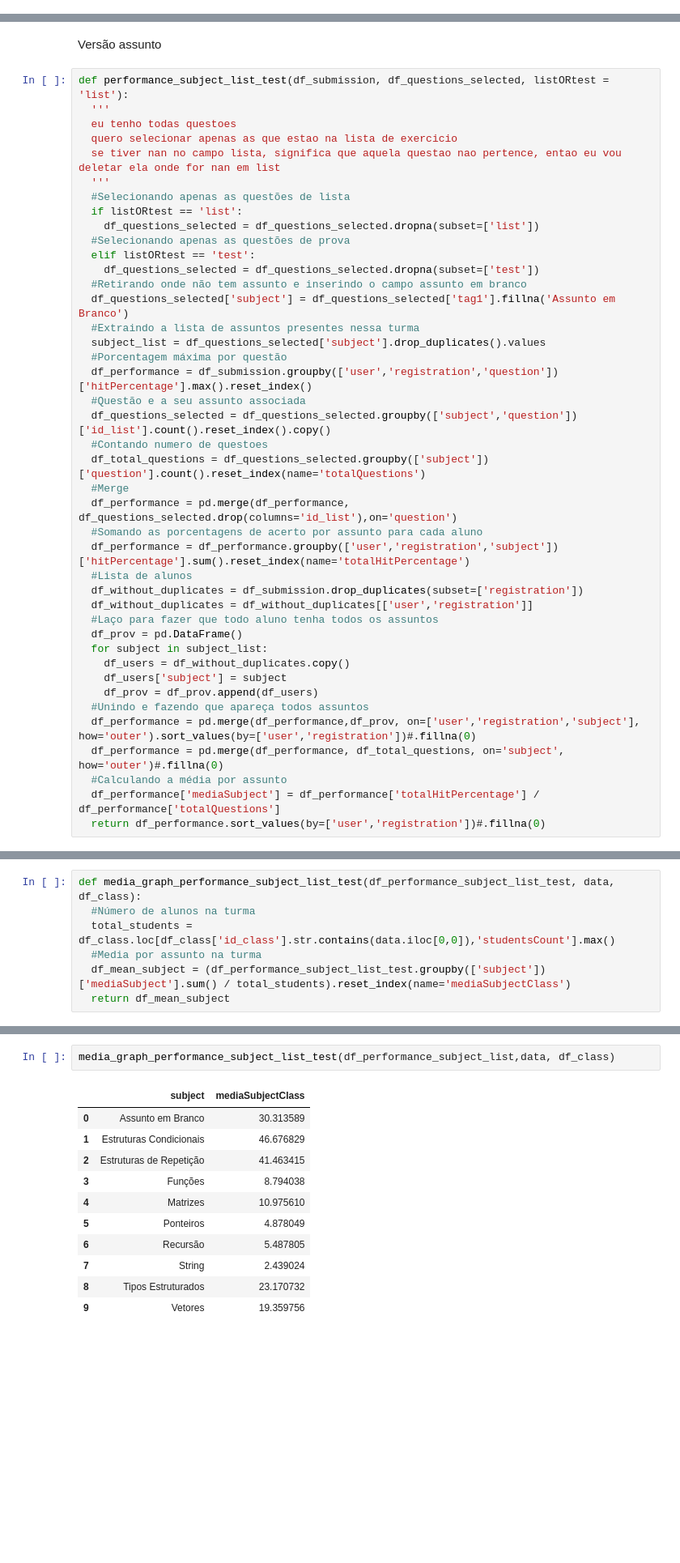
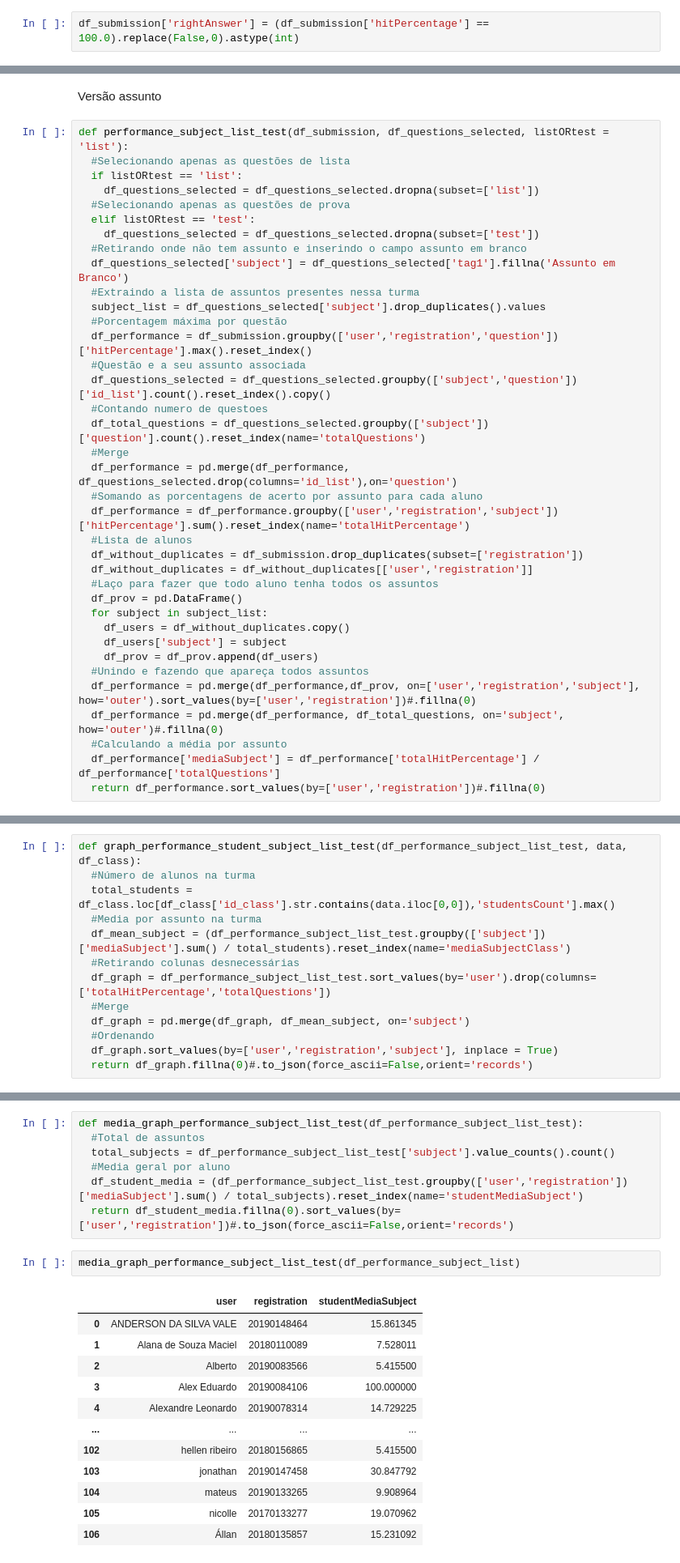
Before and after one commit to vilsonrodrigues/Projeto_Orientacao_Academica_LoP, a Jupyter notebook: Projeto_Orientacao_Academica_LoP.ipynb, the cells around one changed output, grey strips where cells are left out. Shown at 81% size. Saved outputs shown, nothing was run; the diff lists cells and outputs as text; blank space fills up the shorter version.

```diff
--- a/Projeto_Orientacao_Academica_LoP.ipynb
+++ b/Projeto_Orientacao_Academica_LoP.ipynb
@@ -1504,0 +2400,2 @@ px.histogram(df_different_days_lists.loc[df_different_days_lists['list'].str.con
+# %%
+df_submission['rightAnswer'] = (df_submission['hitPercentage'] == 100.0).replace(False,0).astype(int)
@@ -2065,11 +3208,6 @@ media_graph_performance_student_difficulty_list_test(df_performance_difficulty_l
 Versão assunto
 # %%
 def performance_subject_list_test(df_submission, df_questions_selected, listORtest = 'list'):
-  '''
-  eu tenho todas questoes
-  quero selecionar apenas as que estao na lista de exercicio
-  se tiver nan no campo lista, significa que aquela questao nao pertence, entao eu vou deletar ela onde for nan em list
-  '''
   #Selecionando apenas as questões de lista
   if listORtest == 'list':
     df_questions_selected = df_questions_selected.dropna(subset=['list'])
@@ -2182,7 +3292,13 @@ Calcula a média da turma por assunto
 # %%
-def media_graph_performance_subject_list_test(df_performance_subject_list_test, data, df_class):
+def graph_performance_student_subject_list_test(df_performance_subject_list_test, data, df_class):
   #Número de alunos na turma
   total_students = df_class.loc[df_class['id_class'].str.contains(data.iloc[0,0]),'studentsCount'].max()
   #Media por assunto na turma
   df_mean_subject = (df_performance_subject_list_test.groupby(['subject'])['mediaSubject'].sum() / total_students).reset_index(name='mediaSubjectClass')
-  return df_mean_subject
+  #Retirando colunas desnecessárias
+  df_graph = df_performance_subject_list_test.sort_values(by='user').drop(columns=['totalHitPercentage','totalQuestions'])
+  #Merge
+  df_graph = pd.merge(df_graph, df_mean_subject, on='subject')
+  #Ordenando
+  df_graph.sort_values(by=['user','registration','subject'], inplace = True)
+  return df_graph.fillna(0)#.to_json(force_ascii=False,orient='records')
@@ -2189,14 +3314,22 @@ def media_graph_performance_subject_list_test(df_performance_subject_list_test,
+# %%
+def media_graph_performance_subject_list_test(df_performance_subject_list_test):
+  #Total de assuntos
+  total_subjects = df_performance_subject_list_test['subject'].value_counts().count()
+  #Media geral por aluno
+  df_student_media = (df_performance_subject_list_test.groupby(['user','registration'])['mediaSubject'].sum() / total_subjects).reset_index(name='studentMediaSubject')
+  return df_student_media.fillna(0).sort_values(by=['user','registration'])#.to_json(force_ascii=False,orient='records')
 # %%
-media_graph_performance_subject_list_test(df_performance_subject_list,data, df_class)
+media_graph_performance_subject_list_test(df_performance_subject_list)
 # %% [output]
-|  | subject | mediaSubjectClass |
-| 0 | Assunto em Branco | 30.313589 |
-| 1 | Estruturas Condicionais | 46.676829 |
-| 2 | Estruturas de Repetição | 41.463415 |
-| 3 | Funções | 8.794038 |
-| 4 | Matrizes | 10.975610 |
-| 5 | Ponteiros | 4.878049 |
-| 6 | Recursão | 5.487805 |
-| 7 | String | 2.439024 |
-| 8 | Tipos Estruturados | 23.170732 |
-| 9 | Vetores | 19.359756 |
+|  | user | registration | studentMediaSubject |
+| 0 | ANDERSON DA SILVA VALE | 20190148464 | 15.861345 |
+| 1 | Alana de Souza Maciel | 20180110089 | 7.528011 |
+| 2 | Alberto | 20190083566 | 5.415500 |
+| 3 | Alex Eduardo | 20190084106 | 100.000000 |
+| 4 | Alexandre Leonardo | 20190078314 | 14.729225 |
+| ... | ... | ... | ... |
+| 102 | hellen ribeiro | 20180156865 | 5.415500 |
+| 103 | jonathan | 20190147458 | 30.847792 |
+| 104 | mateus | 20190133265 | 9.908964 |
+| 105 | nicolle | 20170133277 | 19.070962 |
+| 106 | Állan | 20180135857 | 15.231092 |
```
Also changed, not shown: parts of 240 cells of this notebook.
